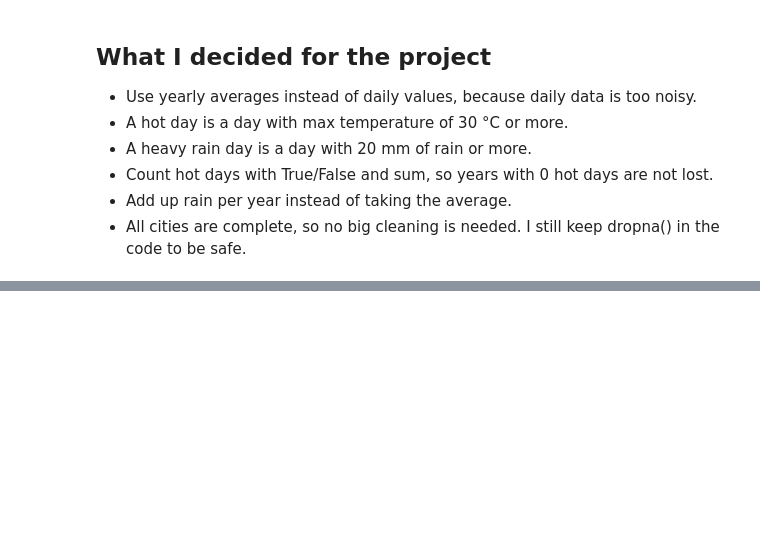
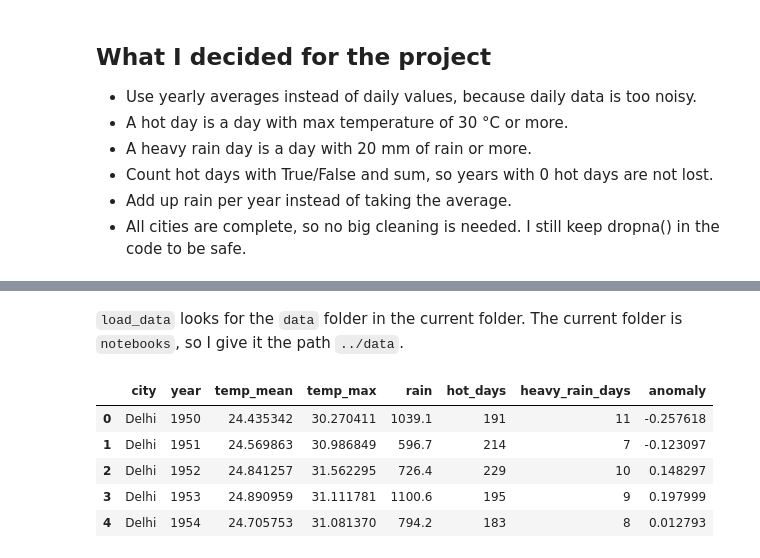
Before and after one commit to Dhingraakshat/weather-report, a Jupyter notebook: notebooks/exploration.ipynb, the cells around one changed output, grey strips where cells are left out. Cells and saved outputs as stored; diff of their text form; code cells hidden in the pictures; blank space fills up the shorter version.

```diff
--- a/notebooks/exploration.ipynb
+++ b/notebooks/exploration.ipynb
@@ -123,0 +139,14 @@ Rome, Riga and Delhi also have 27759 rows and no missing values, so all four cit
+# %% [markdown]
+`load_data` looks for the `data` folder in the current folder. The current folder is `notebooks`, so I give it the path `../data`.
+# %%
+daily = load_data(Path("../data"))
+yearly = add_anomaly(yearly_summary(daily))
+monthly = monthly_summary(daily)
+yearly.head()
+# %% [output]
+|  | city | year | temp_mean | temp_max | rain | hot_days | heavy_rain_days | anomaly |
+| 0 | Delhi | 1950 | 24.435342 | 30.270411 | 1039.1 | 191 | 11 | -0.257618 |
+| 1 | Delhi | 1951 | 24.569863 | 30.986849 | 596.7 | 214 | 7 | -0.123097 |
+| 2 | Delhi | 1952 | 24.841257 | 31.562295 | 726.4 | 229 | 10 | 0.148297 |
+| 3 | Delhi | 1953 | 24.890959 | 31.111781 | 1100.6 | 195 | 9 | 0.197999 |
+| 4 | Delhi | 1954 | 24.705753 | 31.081370 | 794.2 | 183 | 8 | 0.012793 |
```
Also changed, not shown: parts of 10 cells of this notebook.
